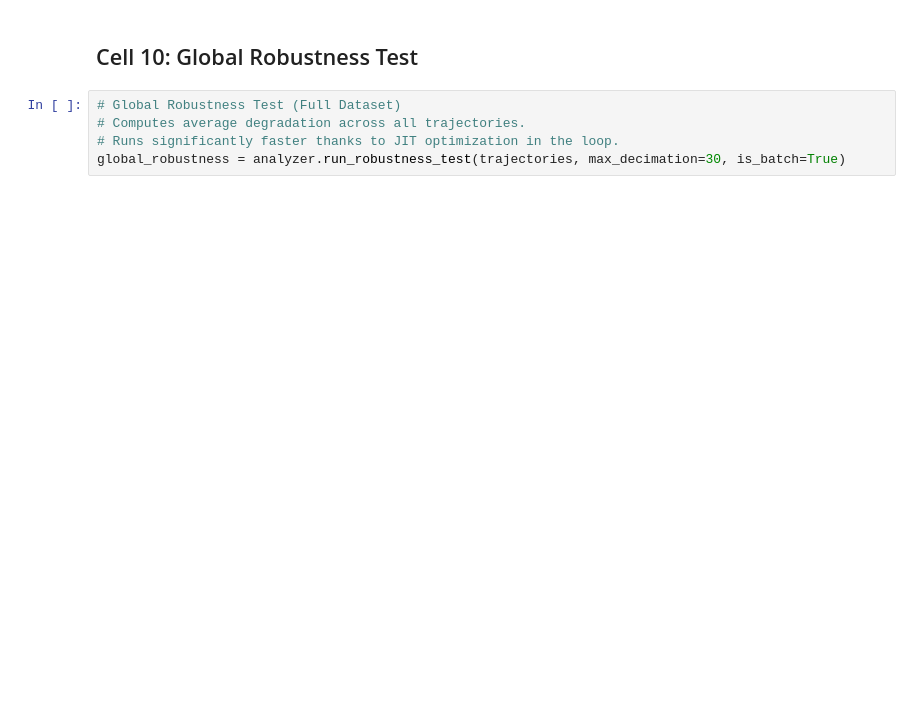
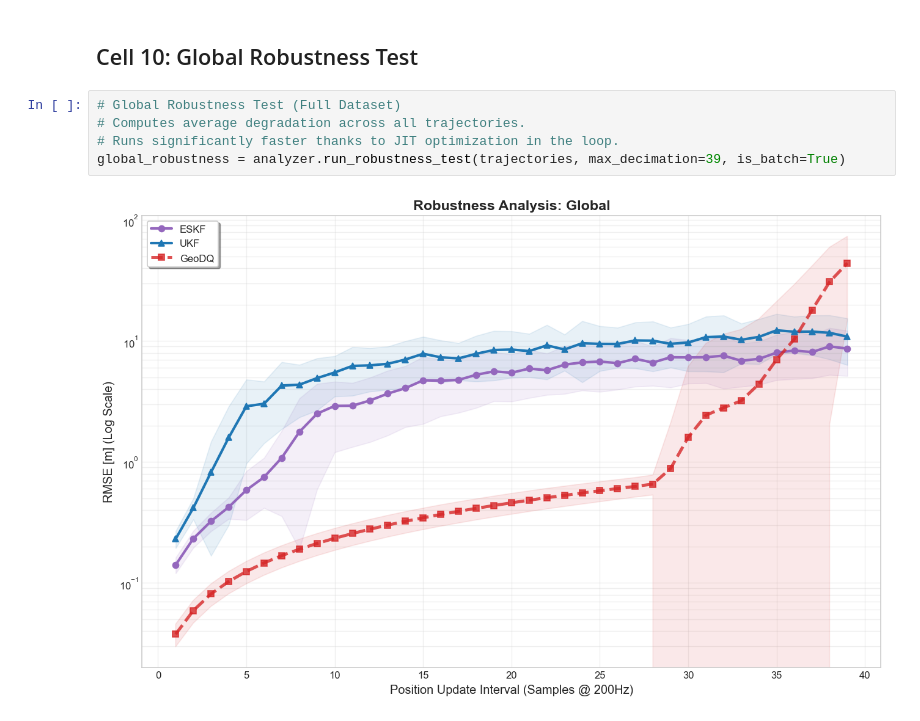
Before and after one commit to afanasyspb/SE3-Manifold-Lib, a Jupyter notebook: RoNIN_Batch_Analysis_GeoDQ_JIT.ipynb, the cells around one changed output. Drawn from its saved outputs; the diff is of its cells as text; blank space fills up the shorter version.

Commit message:
Update Benchmark: Added full RoNIN batch analysis (35 seq), updated Abstract and Results in README

```diff
--- a/RoNIN_Batch_Analysis_GeoDQ_JIT.ipynb
+++ b/RoNIN_Batch_Analysis_GeoDQ_JIT.ipynb
@@ -512,5 +537,7 @@ print(summary_df.to_markdown(index=False))
 # %%
 # Global Robustness Test (Full Dataset)
 # Computes average degradation across all trajectories.
 # Runs significantly faster thanks to JIT optimization in the loop.
-global_robustness = analyzer.run_robustness_test(trajectories, max_decimation=30, is_batch=True)
+global_robustness = analyzer.run_robustness_test(trajectories, max_decimation=39, is_batch=True)
+# %% [output]
+[figure, added]
```
Also changed, not shown: parts of 4 cells of this notebook, 2 other files.
